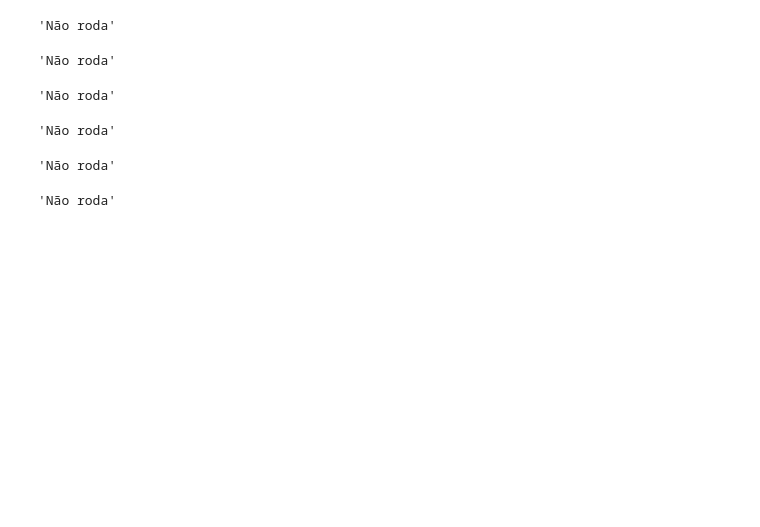
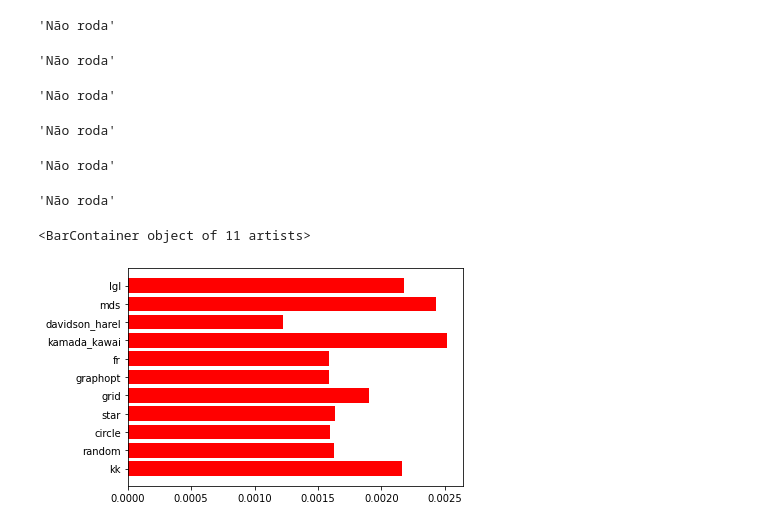
Before and after one commit to rhuancampos/1-Projeto-CR, a Jupyter notebook: 1Ativ.ipynb, the cells around one changed output. Drawn from its saved outputs; the diff is of its cells as text; code cells hidden in the pictures; blank space fills up the shorter version.

Commit message:
grafo

```diff
--- a/1Ativ.ipynb
+++ b/1Ativ.ipynb
@@ -114,22 +155,42 @@ plot(grafo, layout = layout)
 <igraph.drawing.Plot at 0x...>
 # %%
 layout = grafo.layout("kamada_kawai")
+time_kamada_kawai_0 = time.time()
 plot(grafo, layout = layout)
+time_kamada_kawai_1 = time.time()
+
+times.append(time_kamada_kawai_1 - time_kamada_kawai_0)
+plot(grafo, layout = layout)
 # %% [output]
 <igraph.drawing.Plot at 0x...>
 # %%
 layout = grafo.layout("davidson_harel")
+time_davidson_harel_0 = time.time()
 plot(grafo, layout = layout)
+time_davidson_harel_1 = time.time()
+
+times.append(time_davidson_harel_1 - time_davidson_harel_0)
+plot(grafo, layout = layout)
 # %% [output]
 <igraph.drawing.Plot at 0x...>
 # %%
 layout = grafo.layout("mds")
+time_mds_0 = time.time()
 plot(grafo, layout = layout)
+time_mds_1 = time.time()
+
+times.append(time_mds_1 - time_mds_0)
+plot(grafo, layout = layout)
 # %% [output]
 <igraph.drawing.Plot at 0x...>
 # %%
 layout = grafo.layout("lgl")
+time_lgl_0 = time.time()
 plot(grafo, layout = layout)
+time_lgl_1 = time.time()
+
+times.append(time_lgl_1 - time_lgl_0)
+plot(grafo, layout = layout)
 # %% [output]
 <igraph.drawing.Plot at 0x...>
 # %%
@@ -174,6 +235,14 @@ plot(grafo, layout = layout)
 #plot(grafo, layout = layout)
 # %% [output]
 'Não roda'
+# %%
+times
+tipos_de_grafos = ['kk', 'random', 'circle', 'star', 'grid', 'graphopt', 'fr', 'kamada_kawai', 'davidson_harel', 'mds', 'lgl']
+
+plt.barh(tipos_de_grafos, times, color="red")
+# %% [output]
+<BarContainer object of 11 artists>
+[figure, added]
 # %%
 grafo_5, aresta_grafo_5 = graph(5)
 
```
Also changed, not shown: parts of 9 cells of this notebook.
